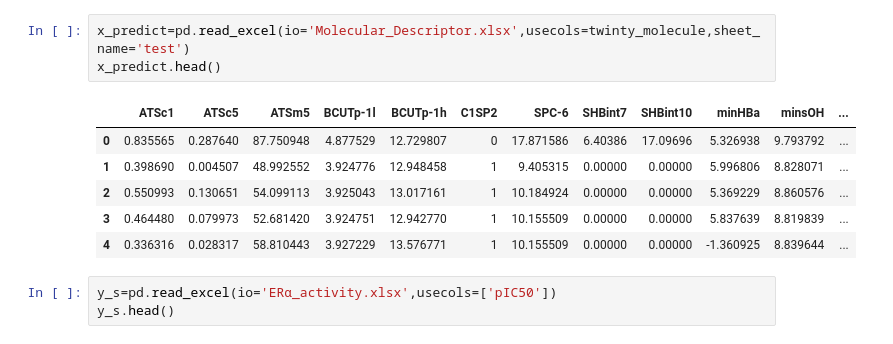
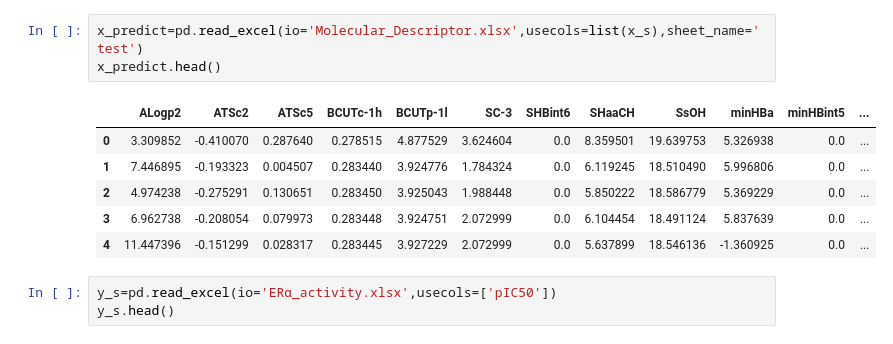
Before and after one commit to keptupp/PythonDataAnalysisAndShow, a Jupyter notebook: exercise_big/answer_2.ipynb, the cells around one changed output. Drawn from its saved outputs; the diff is of its cells as text.

```diff
--- a/exercise_big/answer_2.ipynb
+++ b/exercise_big/answer_2.ipynb
@@ -34,13 +42,13 @@ x_s.head()
 # %%
-x_predict=pd.read_excel(io='Molecular_Descriptor.xlsx',usecols=twinty_molecule,sheet_name='test')
+x_predict=pd.read_excel(io='Molecular_Descriptor.xlsx',usecols=list(x_s),sheet_name='test')
 x_predict.head()
 # %% [output]
-|  | ATSc1 | ATSc5 | ATSm5 | BCUTp-1l | BCUTp-1h | C1SP2 | SPC-6 | SHBint7 | SHBint10 | minHBa | minsOH | ... |
-| 0 | 0.835565 | 0.287640 | 87.750948 | 4.877529 | 12.729807 | 0 | 17.871586 | 6.40386 | 17.09696 | 5.326938 | 9.793792 | ... |
-| 1 | 0.398690 | 0.004507 | 48.992552 | 3.924776 | 12.948458 | 1 | 9.405315 | 0.00000 | 0.00000 | 5.996806 | 8.828071 | ... |
-| 2 | 0.550993 | 0.130651 | 54.099113 | 3.925043 | 13.017161 | 1 | 10.184924 | 0.00000 | 0.00000 | 5.369229 | 8.860576 | ... |
-| 3 | 0.464480 | 0.079973 | 52.681420 | 3.924751 | 12.942770 | 1 | 10.155509 | 0.00000 | 0.00000 | 5.837639 | 8.819839 | ... |
-| 4 | 0.336316 | 0.028317 | 58.810443 | 3.927229 | 13.576771 | 1 | 10.155509 | 0.00000 | 0.00000 | -1.360925 | 8.839644 | ... |
+|  | ALogp2 | ATSc2 | ATSc5 | BCUTc-1h | BCUTp-1l | SC-3 | SHBint6 | SHaaCH | SsOH | minHBa | minHBint5 | ... |
+| 0 | 3.309852 | -0.410070 | 0.287640 | 0.278515 | 4.877529 | 3.624604 | 0.0 | 8.359501 | 19.639753 | 5.326938 | 0.0 | ... |
+| 1 | 7.446895 | -0.193323 | 0.004507 | 0.283440 | 3.924776 | 1.784324 | 0.0 | 6.119245 | 18.510490 | 5.996806 | 0.0 | ... |
+| 2 | 4.974238 | -0.275291 | 0.130651 | 0.283450 | 3.925043 | 1.988448 | 0.0 | 5.850222 | 18.586779 | 5.369229 | 0.0 | ... |
+| 3 | 6.962738 | -0.208054 | 0.079973 | 0.283448 | 3.924751 | 2.072999 | 0.0 | 6.104454 | 18.491124 | 5.837639 | 0.0 | ... |
+| 4 | 11.447396 | -0.151299 | 0.028317 | 0.283445 | 3.927229 | 2.072999 | 0.0 | 5.637899 | 18.546136 | -1.360925 | 0.0 | ... |
 # %%
 y_s=pd.read_excel(io='ERα_activity.xlsx',usecols=['pIC50'])
 y_s.head()
```
Also changed, not shown: parts of 16 cells of this notebook, 7 other files.
